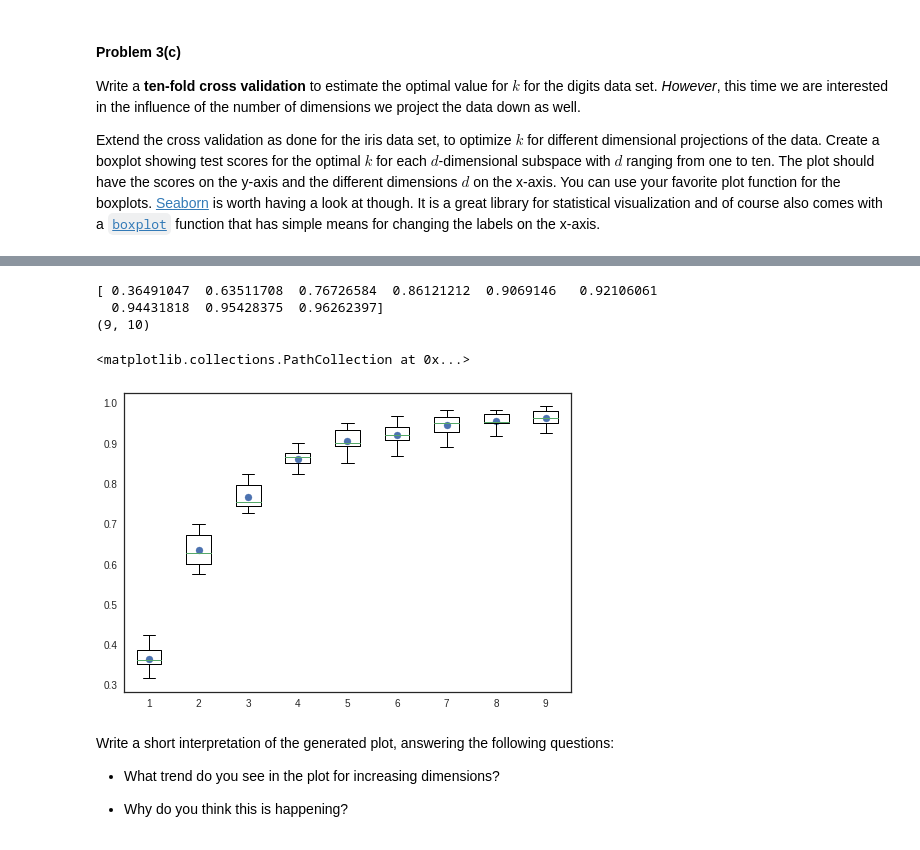
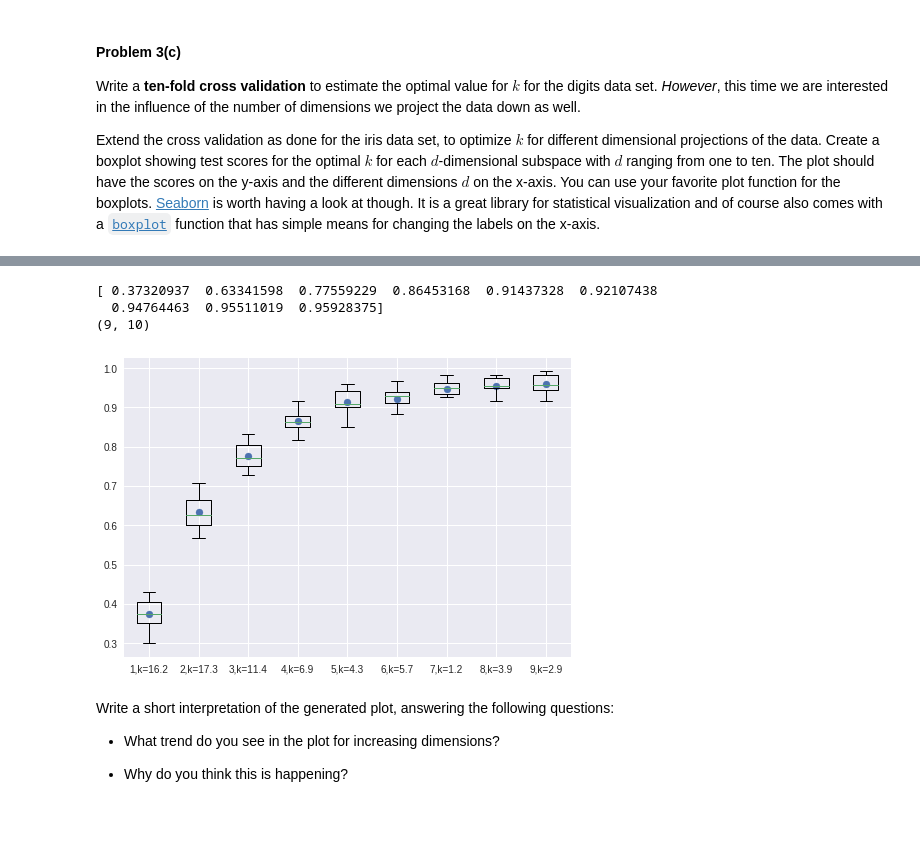
Before and after one commit to ShichengChen/cs109, a Jupyter notebook: 2014-master/homework/HW3.ipynb, the cells around one changed output, grey strips where cells are left out. Drawn from its saved outputs; the diff is of its cells as text; code cells hidden in the pictures.

```diff
--- a/2014-master/homework/HW3.ipynb
+++ b/2014-master/homework/HW3.ipynb
@@ -720,13 +720,13 @@ from sklearn.neighbors import KNeighborsClassifier
 from sklearn.model_selection import KFold
 knn = KNeighborsClassifier()
 parameters = {'n_neighbors': np.arange(1,21)}
-bm = GridSearchCV(knn, param_grid=parameters, cv=3)
+bm = GridSearchCV(knn, param_grid=parameters, cv=10)
 kf = KFold(n_splits=10)
 dim = np.arange(1,10)
 allscores,all_k=[],[]
 for d in dim:
     svd = sklearn.decomposition.TruncatedSVD(n_components=d)
-    svdscore=[]
+    svdscore,k_neighbors=[],[]
     for itr, ite in kf.split(xtrain):
         cvxtr = xtrain[itr]
         cvxte = xtrain[ite]
@@ -744,8 +744,7 @@ for d in dim:
         bm.fit(X_d,cvytr)
         #print bm.best_params_['n_neighbors']
         #print sklearn.metrics.accuracy_score(cvyte, bm.predict(X_d_test))
+        k_neighbors.append(bm.best_params_['n_neighbors'])
         svdscore.append(sklearn.metrics.accuracy_score(cvyte, bm.predict(X_d_test)))
-    print np.array(svdscore).shape
     allscores.append(svdscore)
-    all_k.append(bm.best_params_['n_neighbors'])
-mean_scores = np.array(allscores).mean(axis=1)
+    all_k.append(k_neighbors)
@@ -762,14 +751,19 @@ mean_scores = np.array(allscores).mean(axis=1)
-# %%
-print mean_scores
-print np.array(allscores).shape
-plt.boxplot(allscores)
-plt.scatter(dim,mean_scores)
-# %% [output]
-[ 0.36491047  0.63511708  0.76726584  0.86121212  0.9069146   0.92106061
-  0.94431818  0.95428375  0.96262397]
-(9, 10)
-<matplotlib.collections.PathCollection at 0x...>
-[figure, removed]
+# %%
+mean_scores = np.array(allscores).mean(axis=1)
+mean_k = np.array(all_k).mean(axis=1)
+my_xticks = [str(i+1)+',k='+str(item) for i, item in enumerate(mean_k)]
+
+print mean_scores
+print np.array(allscores).shape
+plt.boxplot(allscores)
+plt.scatter(dim,mean_scores)
+plt.xticks(dim, my_xticks)
+plt.show()
+# %% [output]
+[ 0.37320937  0.63341598  0.77559229  0.86453168  0.91437328  0.92107438
+  0.94764463  0.95511019  0.95928375]
+(9, 10)
+[figure, added]
 # %% [markdown]
 Write a short interpretation of the generated plot, answering the following questions:
 
```
Also changed, not shown: parts of 4 cells of this notebook.
